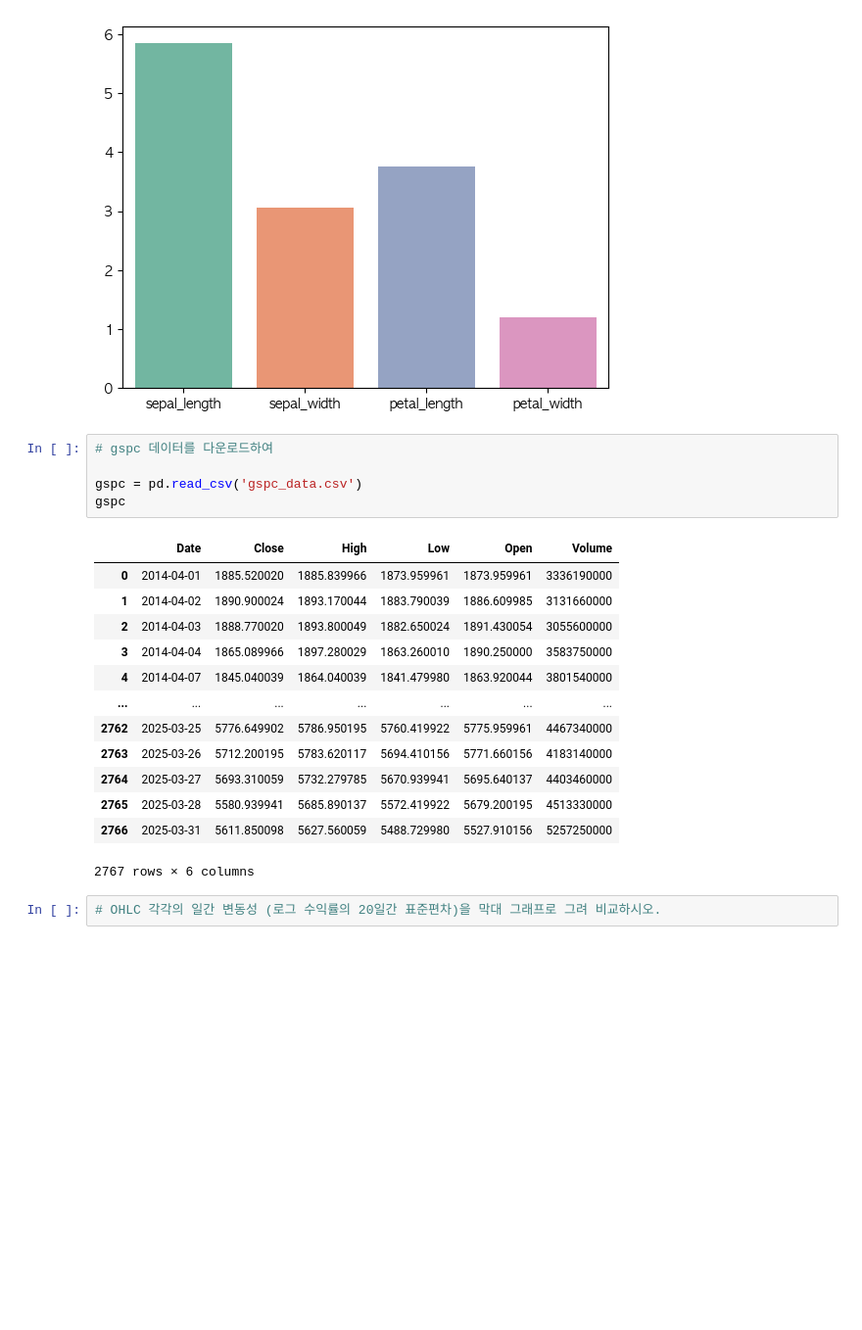
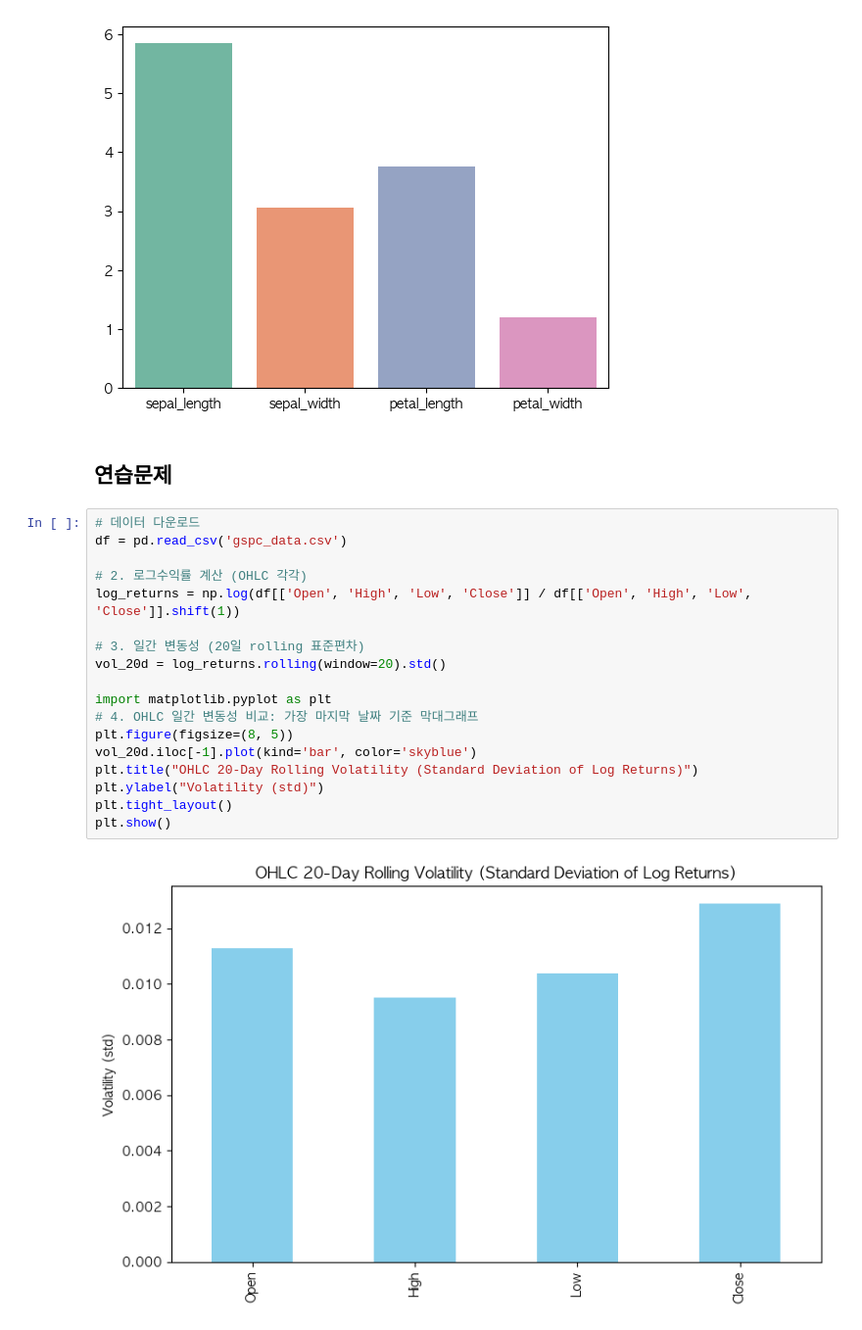
Before and after one commit to chae030/DCAV, a Jupyter notebook: final.ipynb, the cells around one changed output. Shown at 98% size. Drawn from its saved outputs; the diff is of its cells as text; blank space fills up the shorter version.

```diff
--- a/final.ipynb
+++ b/final.ipynb
@@ -295,24 +295,25 @@ Passing `palette` without assigning `hue` is deprecated and will be removed in v
   sns.barplot(data=iris_mean, palette='Set2')
 <Axes: >
 [figure]
-# %%
-# gspc 데이터를 다운로드하여
-
-gspc = pd.read_csv('gspc_data.csv')
-gspc
-# %% [output]
-|  | Date | Close | High | Low | Open | Volume |
-| 0 | 2014-04-01 | 1885.520020 | 1885.839966 | 1873.959961 | 1873.959961 | 3336190000 |
-| 1 | 2014-04-02 | 1890.900024 | 1893.170044 | 1883.790039 | 1886.609985 | 3131660000 |
-| 2 | 2014-04-03 | 1888.770020 | 1893.800049 | 1882.650024 | 1891.430054 | 3055600000 |
-| 3 | 2014-04-04 | 1865.089966 | 1897.280029 | 1863.260010 | 1890.250000 | 3583750000 |
-| 4 | 2014-04-07 | 1845.040039 | 1864.040039 | 1841.479980 | 1863.920044 | 3801540000 |
-| ... | ... | ... | ... | ... | ... | ... |
-| 2762 | 2025-03-25 | 5776.649902 | 5786.950195 | 5760.419922 | 5775.959961 | 4467340000 |
-| 2763 | 2025-03-26 | 5712.200195 | 5783.620117 | 5694.410156 | 5771.660156 | 4183140000 |
-| 2764 | 2025-03-27 | 5693.310059 | 5732.279785 | 5670.939941 | 5695.640137 | 4403460000 |
-| 2765 | 2025-03-28 | 5580.939941 | 5685.890137 | 5572.419922 | 5679.200195 | 4513330000 |
-| 2766 | 2025-03-31 | 5611.850098 | 5627.560059 | 5488.729980 | 5527.910156 | 5257250000 |
-2767 rows × 6 columns
-# %%
-# OHLC 각각의 일간 변동성 (로그 수익률의 20일간 표준편차)을 막대 그래프로 그려 비교하시오.
+# %% [markdown]
+<h2>연습문제
+# %%
+# 데이터 다운로드
+df = pd.read_csv('gspc_data.csv')
+
+# 2. 로그수익률 계산 (OHLC 각각)
+log_returns = np.log(df[['Open', 'High', 'Low', 'Close']] / df[['Open', 'High', 'Low', 'Close']].shift(1))
+
+# 3. 일간 변동성 (20일 rolling 표준편차)
+vol_20d = log_returns.rolling(window=20).std()
+
+import matplotlib.pyplot as plt
+# 4. OHLC 일간 변동성 비교: 가장 마지막 날짜 기준 막대그래프
+plt.figure(figsize=(8, 5))
+vol_20d.iloc[-1].plot(kind='bar', color='skyblue')
+plt.title("OHLC 20-Day Rolling Volatility (Standard Deviation of Log Returns)")
+plt.ylabel("Volatility (std)")
+plt.tight_layout()
+plt.show()
+# %% [output]
+[figure, added]
```
Also changed, not shown: parts of 34 cells of this notebook.
